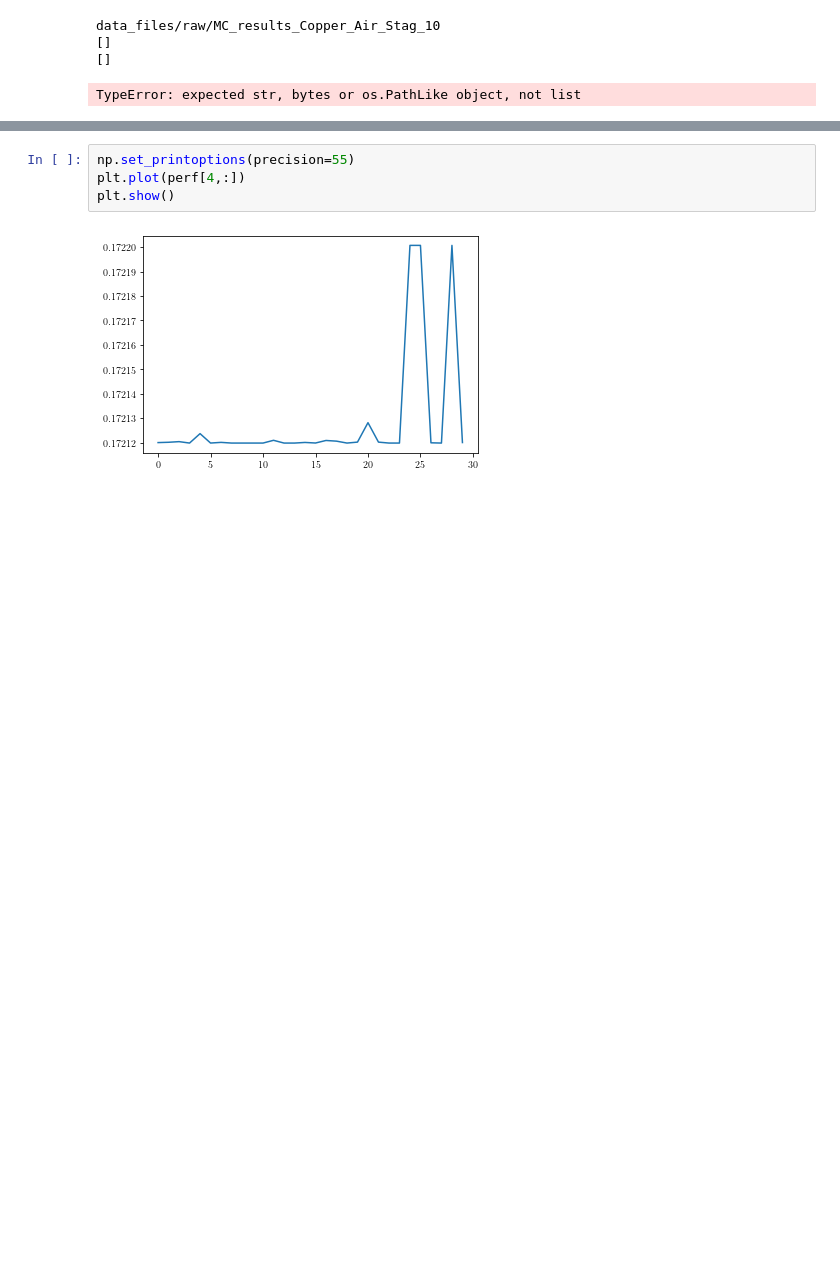
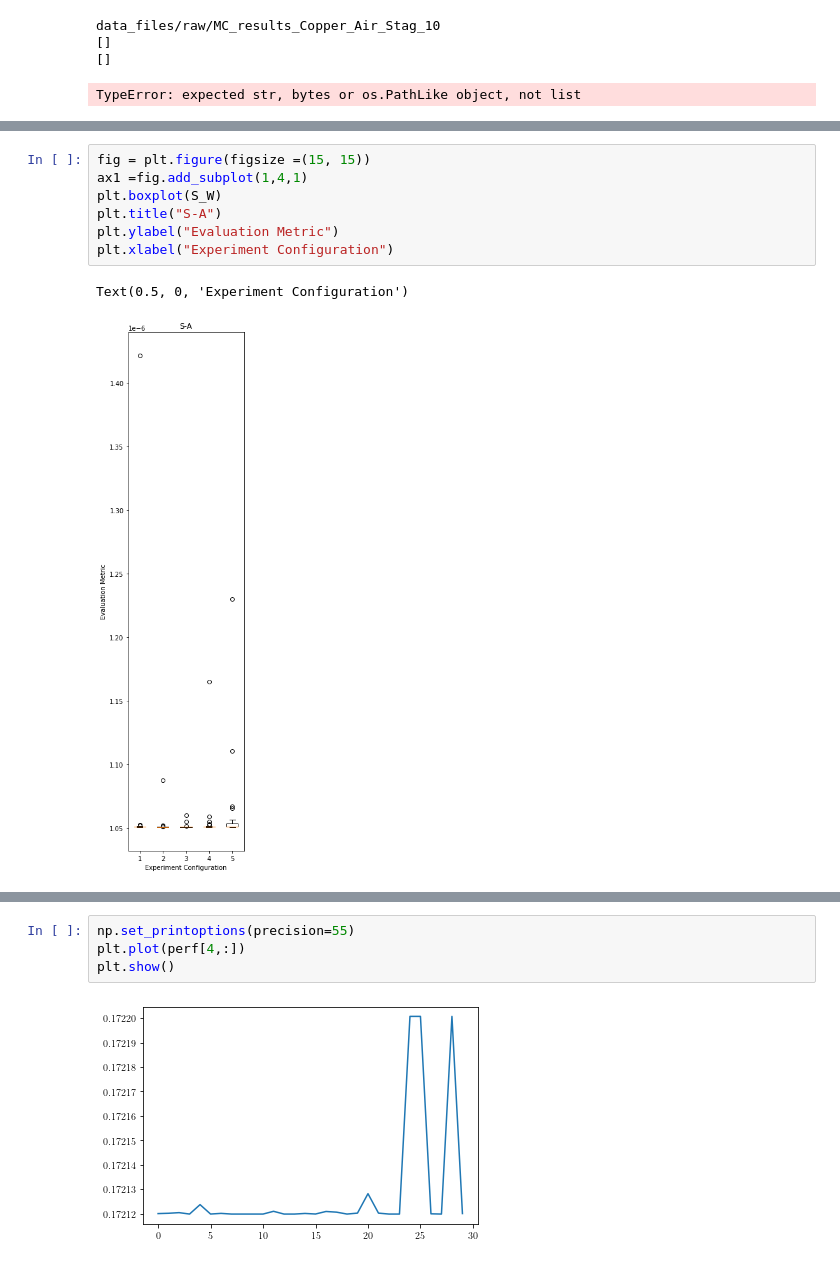
Before and after one commit to GuillermoPerezE/Microchannels, a Jupyter notebook: Notebook.ipynb, the cells around one changed output, grey strips where cells are left out. Saved outputs shown, nothing was run; the diff lists cells and outputs as text; blank space fills up the shorter version.

```diff
--- a/Notebook.ipynb
+++ b/Notebook.ipynb
@@ -418,0 +439,10 @@ np.save('data_memo',dat)
+# %%
+fig = plt.figure(figsize =(15, 15))
+ax1 =fig.add_subplot(1,4,1)
+plt.boxplot(S_W)
+plt.title("S-A")
+plt.ylabel("Evaluation Metric")
+plt.xlabel("Experiment Configuration")
+# %% [output]
+Text(0.5, 0, 'Experiment Configuration')
+[figure, added]
```
Also changed, not shown: parts of 38 cells of this notebook.
